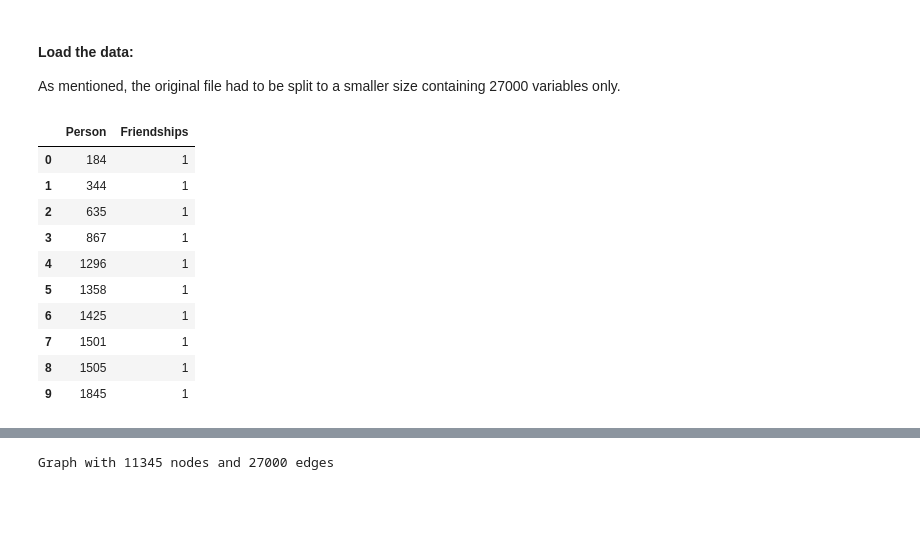
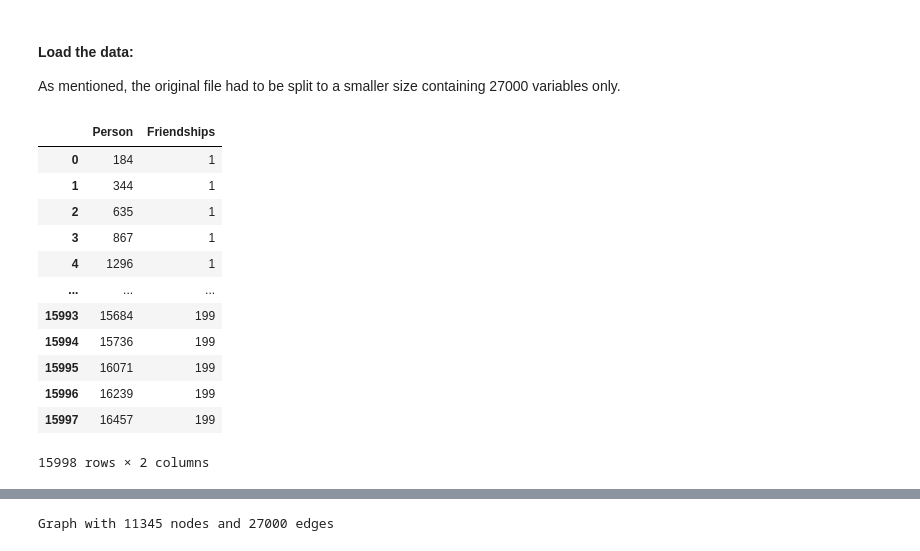
Before and after one commit to letisalba/Data-620, a Jupyter notebook: Week-7/Data 620 - Project 2.ipynb, the cells around one changed output, grey strips where cells are left out. Cells and saved outputs as stored; diff of their text form; code cells hidden in the pictures; blank space fills up the shorter version.

```diff
--- a/Week-7/Data 620 - Project 2.ipynb
+++ b/Week-7/Data 620 - Project 2.ipynb
@@ -52,21 +52,24 @@ import networkx as net
 # %% [markdown]
 #### Load the data:
 As mentioned, the original file had to be split to a smaller size containing 27000 variables only.
-# %%
-df = pd.read_csv('https://raw.githubusercontent.com/letisalba/Data-620/master/Week-7/fb_split.csv')
-df.head(10)
-# %% [output]
-|  | Person | Friendships |
-| 0 | 184 | 1 |
-| 1 | 344 | 1 |
-| 2 | 635 | 1 |
-| 3 | 867 | 1 |
-| 4 | 1296 | 1 |
-| 5 | 1358 | 1 |
-| 6 | 1425 | 1 |
-| 7 | 1501 | 1 |
-| 8 | 1505 | 1 |
-| 9 | 1845 | 1 |
+# %%
+# load 2 mode network
+df = pd.read_csv('fb_split.csv')
+df
+# %% [output]
+|  | Person | Friendships |
+| 0 | 184 | 1 |
+| 1 | 344 | 1 |
+| 2 | 635 | 1 |
+| 3 | 867 | 1 |
+| 4 | 1296 | 1 |
+| ... | ... | ... |
+| 15993 | 15684 | 199 |
+| 15994 | 15736 | 199 |
+| 15995 | 16071 | 199 |
+| 15996 | 16239 | 199 |
+| 15997 | 16457 | 199 |
+15998 rows × 2 columns
 # %%
 df.Person.nunique()
 # %% [output]
```
Also changed, not shown: parts of 33 cells of this notebook, 2 other files.
